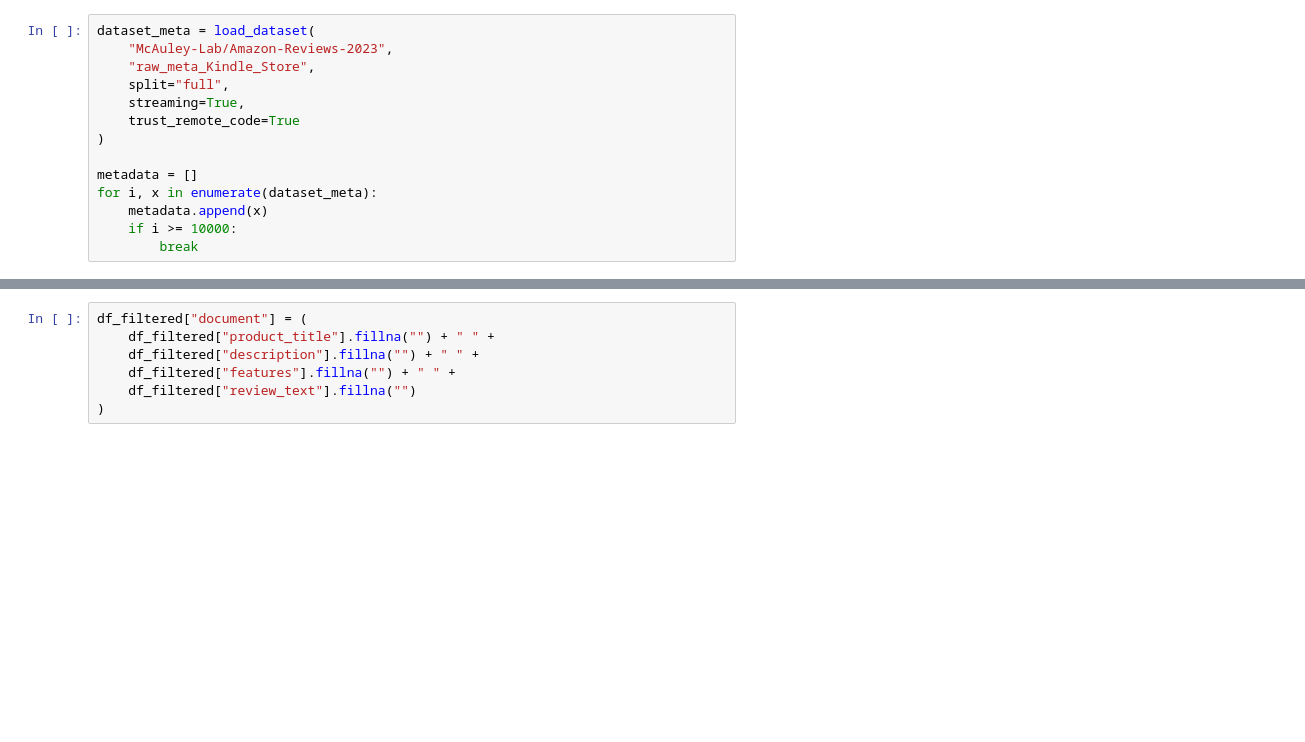
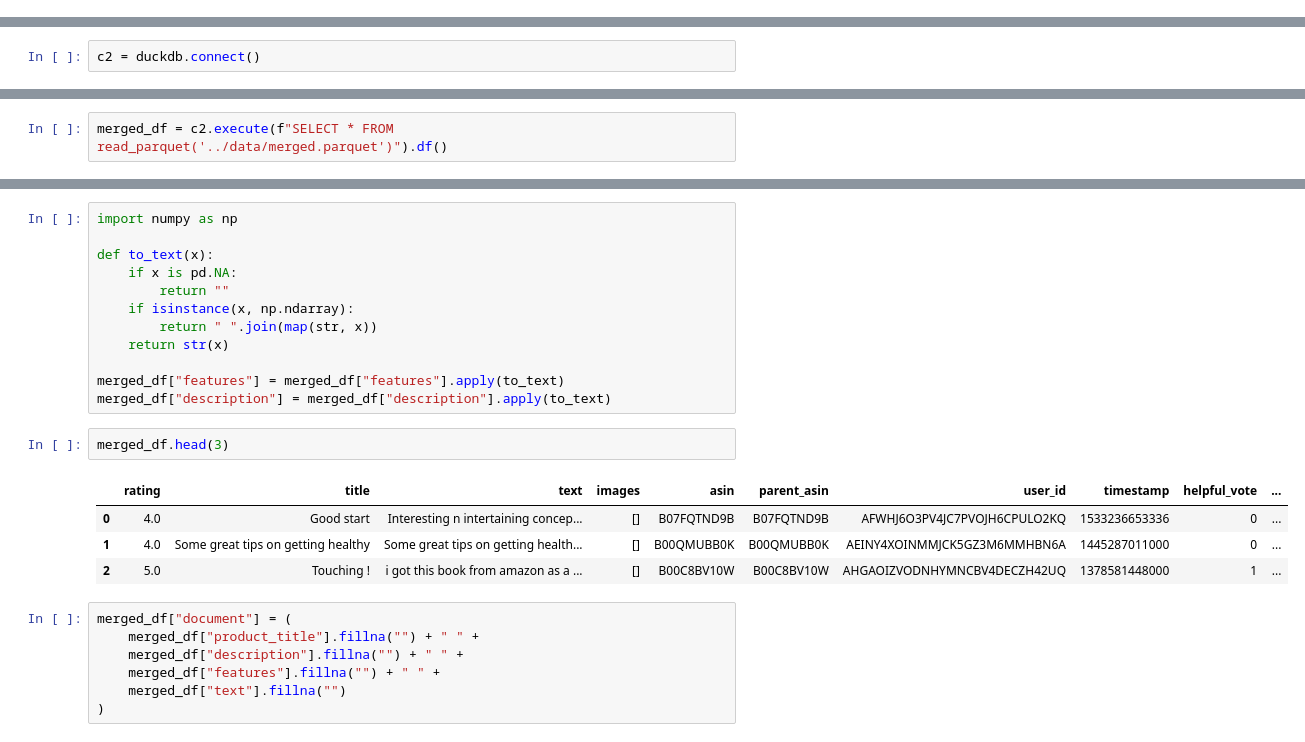
Before and after one commit to UBC-MDS/DSCI_575_project_artazyan_eduard08, a Jupyter notebook: notebooks/milestone1_exploration.ipynb, the cells around one changed output, grey strips where cells are left out. Cells and saved outputs as stored; diff of their text form; blank space fills up the shorter version.

Commit message:
Added Parquet

```diff
--- a/notebooks/milestone1_exploration.ipynb
+++ b/notebooks/milestone1_exploration.ipynb
@@ -18,14 +6,0 @@ for i, x in enumerate(dataset):
-# %%
-dataset_meta = load_dataset(
-    "McAuley-Lab/Amazon-Reviews-2023",
-    "raw_meta_Kindle_Store",
-    split="full",
-    streaming=True,
-    trust_remote_code=True
-)
-
-metadata = []
-for i, x in enumerate(dataset_meta):
-    metadata.append(x)
-    if i >= 10000:
-        break
@@ -206,0 +16,2 @@ df_filtered.head(5)
+# %%
+c2 = duckdb.connect()
@@ -206,0 +70,2 @@ df_filtered.head(5)
+# %%
+merged_df = c2.execute(f"SELECT * FROM read_parquet('../data/merged.parquet')").df()
@@ -207,7 +108,26 @@ df_filtered.head(5)
+# %%
+import numpy as np
+
+def to_text(x):
+    if x is pd.NA:
+        return ""
+    if isinstance(x, np.ndarray):
+        return " ".join(map(str, x))
+    return str(x)
+
+merged_df["features"] = merged_df["features"].apply(to_text)
+merged_df["description"] = merged_df["description"].apply(to_text)
+# %%
+merged_df.head(3)
+# %% [output]
+|  | rating | title | text | images | asin | parent_asin | user_id | timestamp | helpful_vote | ... |
+| 0 | 4.0 | Good start | Interesting n intertaining concep... | [] | B07FQTND9B | B07FQTND9B | AFWHJ6O3PV4JC7PVOJH6CPULO2KQ | 1533236653336 | 0 | ... |
+| 1 | 4.0 | Some great tips on getting healthy | Some great tips on getting health... | [] | B00QMUBB0K | B00QMUBB0K | AEINY4XOINMMJCK5GZ3M6MMHBN6A | 1445287011000 | 0 | ... |
+| 2 | 5.0 | Touching ! | i got this book from amazon as a ... | [] | B00C8BV10W | B00C8BV10W | AHGAOIZVODNHYMNCBV4DECZH42UQ | 1378581448000 | 1 | ... |
 # %%
-df_filtered["document"] = (
-    df_filtered["product_title"].fillna("") + " " +
-    df_filtered["description"].fillna("") + " " +
-    df_filtered["features"].fillna("") + " " +
-    df_filtered["review_text"].fillna("")
+merged_df["document"] = (
+    merged_df["product_title"].fillna("") + " " +
+    merged_df["description"].fillna("") + " " +
+    merged_df["features"].fillna("") + " " +
+    merged_df["text"].fillna("")
 )
```
Also changed, not shown: parts of 22 cells of this notebook, 5 other files.
